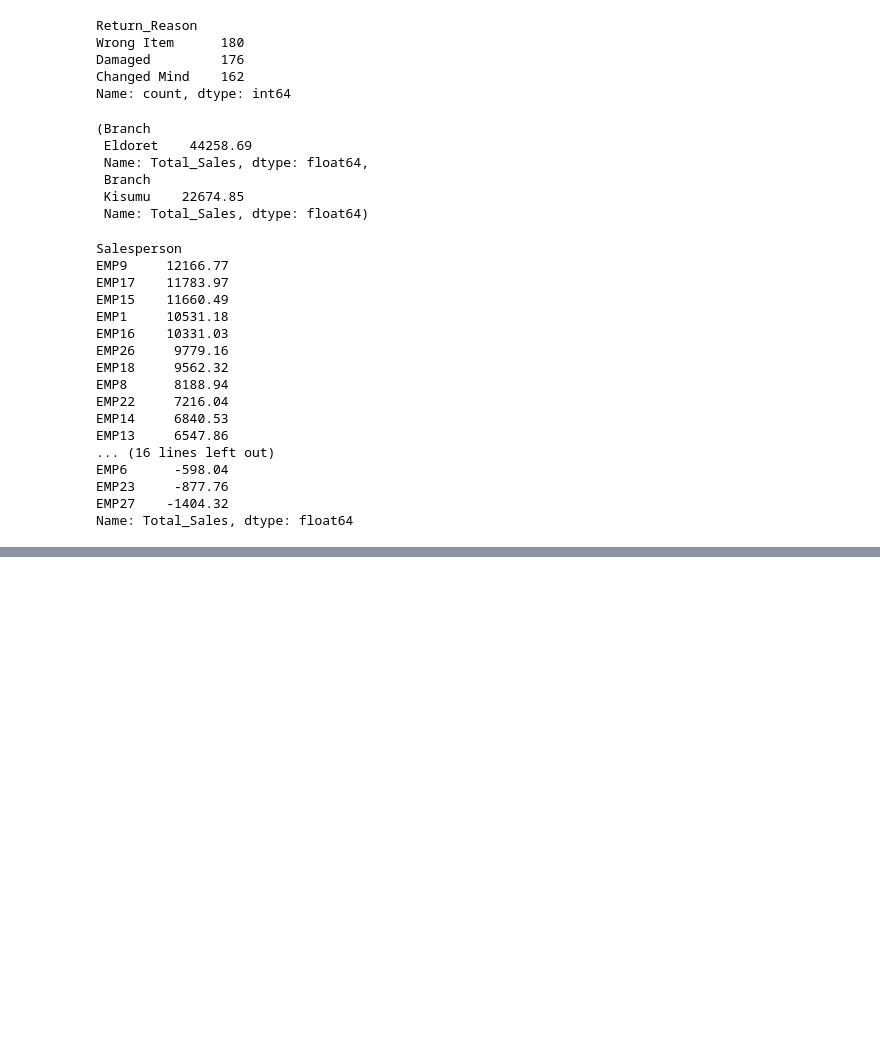
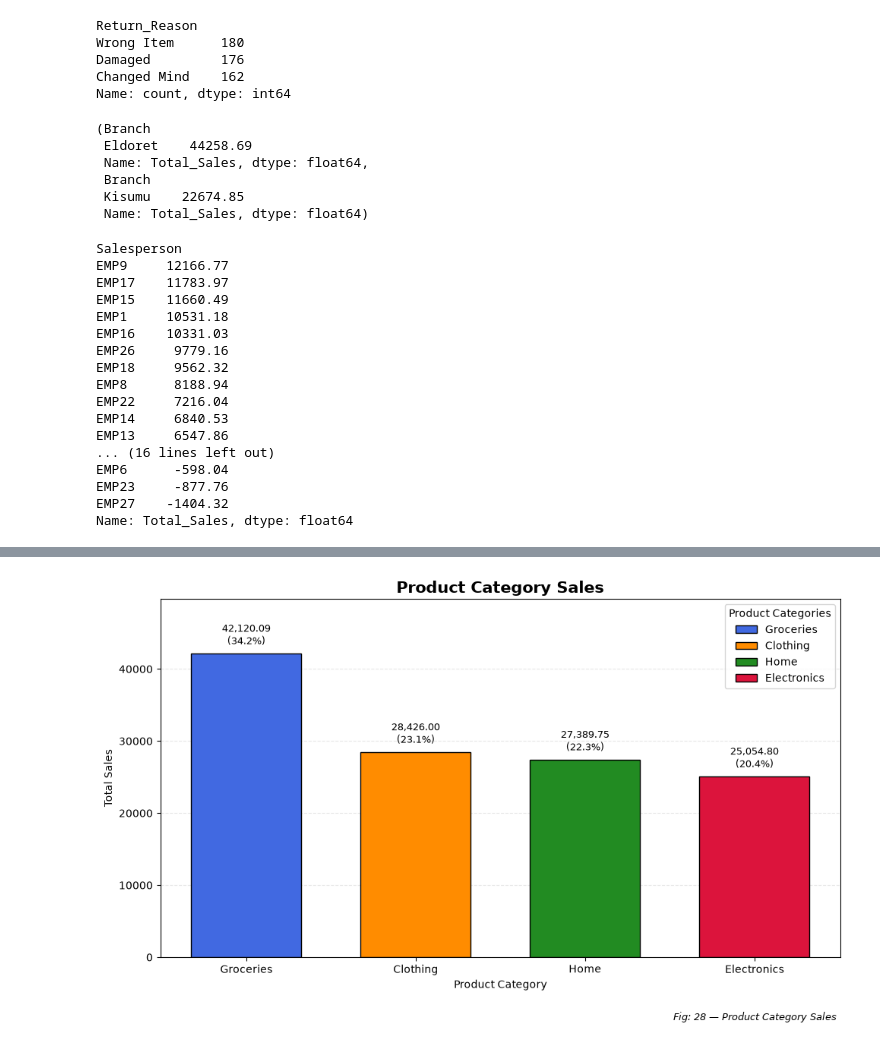
Before and after one commit to roykiptala/Datascience-workshop, a Jupyter notebook: Retail_Sales_and_Customer_Analytics .ipynb, the cells around one changed output, grey strips where cells are left out. Saved outputs shown, nothing was run; the diff lists cells and outputs as text; code cells hidden in the pictures; blank space fills up the shorter version.

```diff
--- a/Retail_Sales_and_Customer_Analytics .ipynb
+++ b/Retail_Sales_and_Customer_Analytics .ipynb
@@ -757,0 +899,89 @@ Name: Total_Sales, dtype: float64
+# %%
+import pandas as pd
+import matplotlib.pyplot as plt
+from matplotlib.patches import Patch
+
+# Use the existing dataset already loaded in df
+# Standardize category names to combine duplicates
+df["Category"] = (
+    df["Category"].astype("string").str.strip().str.title()
+)
+
+df["Total_Sales"] = pd.to_numeric(
+    df["Total_Sales"], errors="coerce"
+)
+
+data = df.dropna(subset=["Category", "Total_Sales"]).copy()
+
+# Combine duplicate categories and calculate total sales
+category_sales = (
+    data.groupby("Category")["Total_Sales"]
+    .sum()
+    .sort_values(ascending=False)
+)
+
+total_sales = category_sales.sum()
+percentages = category_sales / total_sales * 100
+
+# Display exact results from your dataset
+summary = pd.DataFrame({
+    "Product Category": category_sales.index,
+    "Total Sales": category_sales.values.round(2),
+    "Percentage (%)": percentages.values.round(2)
+})
+
+print("QUESTION 28: PRODUCT CATEGORY SALES")
+display(summary)
+
+# Draw bar chart
+colors = ["royalblue", "darkorange", "forestgreen", "crimson"]
+
+fig, ax = plt.subplots(figsize=(10, 6))
+
+bars = ax.bar(
+    category_sales.index,
+    category_sales.values,
+    color=colors[:len(category_sales)],
+    edgecolor="black",
+    width=0.65
+)
+
+# Add values and percentages above bars
+for bar, value, pct in zip(
+    bars, category_sales.values, percentages.values
+):
+    ax.annotate(
+        f"{value:,.2f}\n({pct:.1f}%)",
+        (bar.get_x() + bar.get_width() / 2, bar.get_height()),
+        xytext=(0, 6),
+        textcoords="offset points",
+        ha="center",
+        va="bottom",
+        fontsize=9
+    )
+
+ax.set_title("Product Category Sales", fontsize=15, fontweight="bold")
+ax.set_xlabel("Product Category")
+ax.set_ylabel("Total Sales")
+ax.grid(axis="y", linestyle="--", alpha=0.3)
+ax.set_axisbelow(True)
+ax.set_ylim(0, category_sales.max() * 1.18)
+
+# Legend
+legend_items = [
+    Patch(facecolor=colors[i], edgecolor="black", label=category)
+    for i, category in enumerate(category_sales.index)
+]
+ax.legend(handles=legend_items, title="Product Categories",
+          loc="upper right")
+
+# Figure caption
+fig.text(
+    0.98, 0.01,
+    "Fig: 28 — Product Category Sales",
+    ha="right", fontsize=9, style="italic"
+)
+
+plt.tight_layout(rect=[0, 0.05, 1, 1])
+plt.show()
+# %% [output]
@@ -757,0 +994 @@ Name: Total_Sales, dtype: float64
+[figure, added]
```
Also changed, not shown: parts of 15 cells of this notebook.
